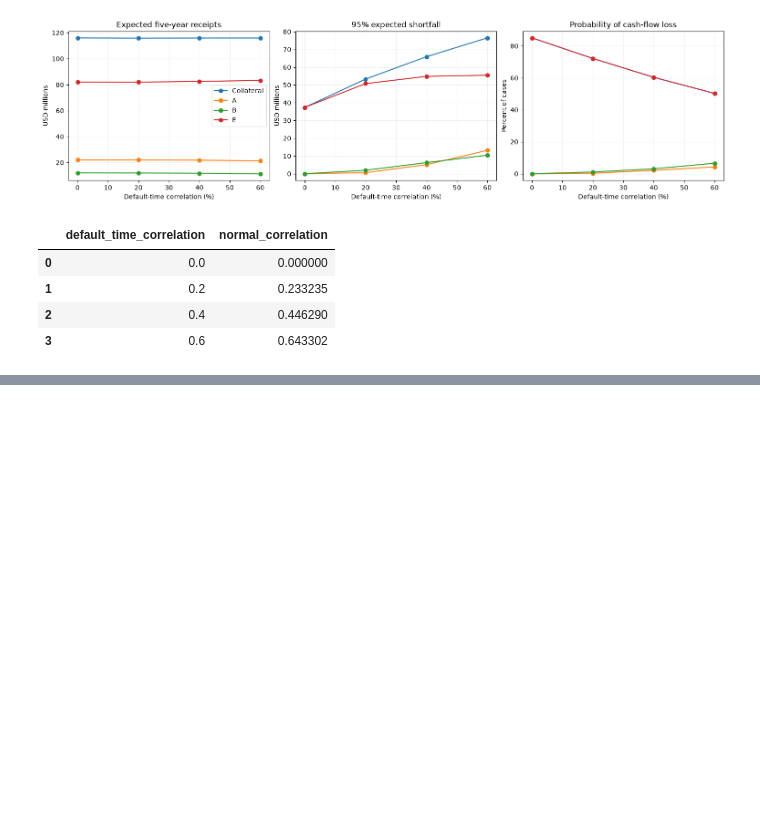
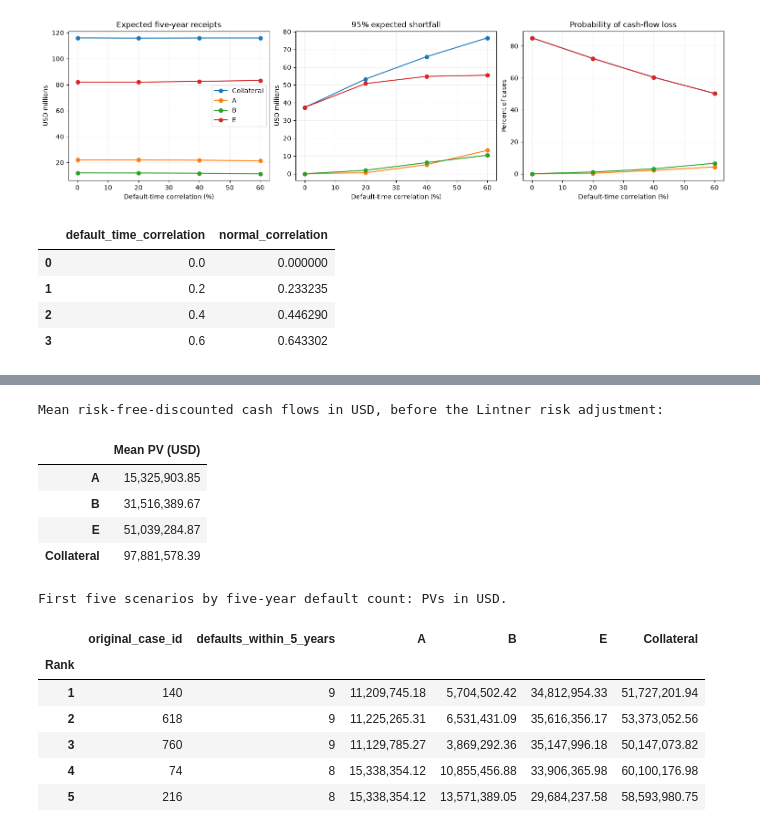
Before and after one commit to moctran/valuation_miniproject3, a Jupyter notebook: miniproject3_finalv2.ipynb, the cells around one changed output, grey strips where cells are left out. Drawn from its saved outputs; the diff is of its cells as text; code cells hidden in the pictures; blank space fills up the shorter version.

```diff
--- a/miniproject3_finalv2.ipynb
+++ b/miniproject3_finalv2.ipynb
@@ -1088,0 +1254,43 @@ Amounts: USD. Loss probability is payment-shortfall probability for A and B.
+# %%
+# Discount each quarter's cash flow at the risk-free rate.
+risk_free_rate_b = 0.04
+quarterly_risk_free_rate_b = risk_free_rate_b / PAYMENTS_PER_YEAR
+discount_factors_b = pd.Series(
+    (1 + quarterly_risk_free_rate_b) ** (-np.arange(1, N_QUARTERS + 1)),
+    index=quarter_labels,
+)
+
+scenario_pvs_b = pd.DataFrame({
+    class_name: table.mul(discount_factors_b, axis="columns").sum(axis=1)
+    for class_name, table in class_cash_flows_b.items()
+})
+scenario_pvs_b["Collateral"] = collateral_cash_flows_df.mul(
+    discount_factors_b, axis="columns"
+).sum(axis=1)
+
+np.testing.assert_allclose(
+    scenario_pvs_b[class_names].sum(axis=1), scenario_pvs_b["Collateral"],
+    rtol=0, atol=1e-6,
+)
+
+print("Mean risk-free-discounted cash flows in USD, before the Lintner risk adjustment:")
+display(scenario_pvs_b.mean().to_frame("Mean PV (USD)").style.format("{:,.2f}"))
+print("First five scenarios by five-year default count: PVs in USD.")
+display(case_ranking.join(scenario_pvs_b).head().style.format(
+    {column: "{:,.2f}" for column in scenario_pvs_b.columns}
+))
+# %% [output]
+Mean risk-free-discounted cash flows in USD, before the Lintner risk adjustment:
+|  | Mean PV (USD) |
+| A | 15,325,903.85 |
+| B | 31,516,389.67 |
+| E | 51,039,284.87 |
+| Collateral | 97,881,578.39 |
+First five scenarios by five-year default count: PVs in USD.
+|  | original_case_id | defaults_within_5_years | A | B | E | Collateral |
+| Rank |  |  |  |  |  |  |
+| 1 | 140 | 9 | 11,209,745.18 | 5,704,502.42 | 34,812,954.33 | 51,727,201.94 |
+| 2 | 618 | 9 | 11,225,265.31 | 6,531,431.09 | 35,616,356.17 | 53,373,052.56 |
+| 3 | 760 | 9 | 11,129,785.27 | 3,869,292.36 | 35,147,996.18 | 50,147,073.82 |
+| 4 | 74 | 8 | 15,338,354.12 | 10,855,456.88 | 33,906,365.98 | 60,100,176.98 |
+| 5 | 216 | 8 | 15,338,354.12 | 13,571,389.05 | 29,684,237.58 | 58,593,980.75 |
```
Also changed, not shown: parts of 8 cells of this notebook.
